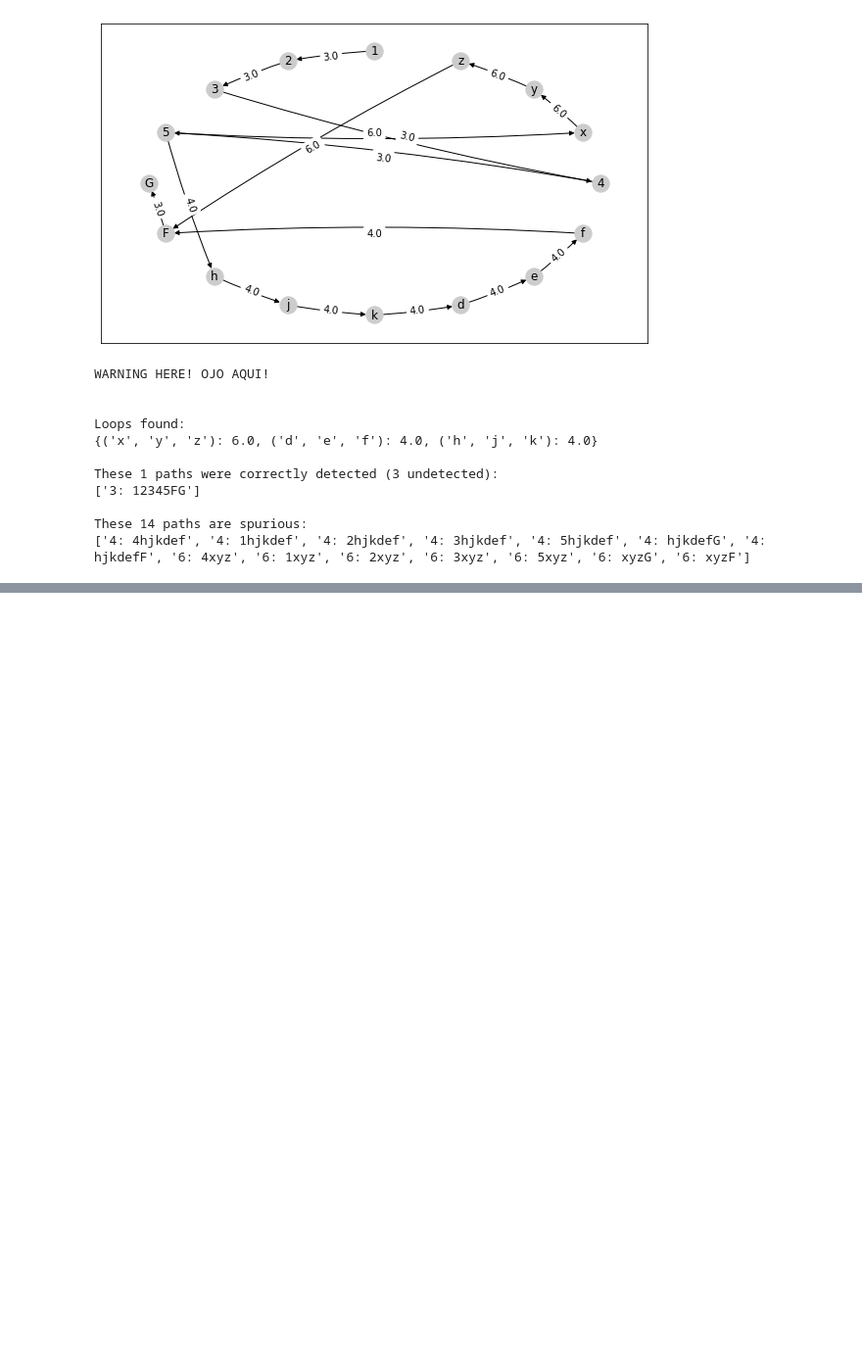
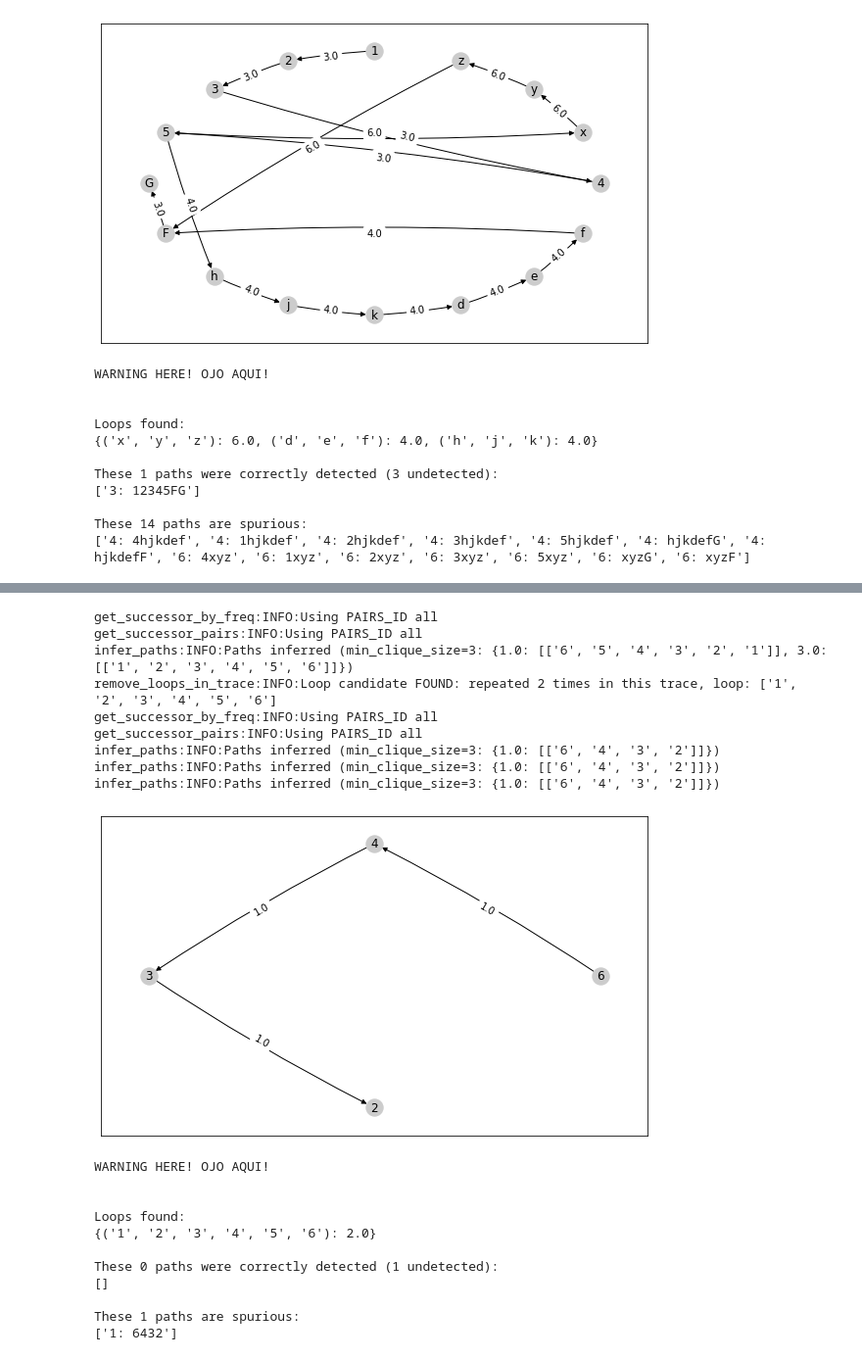
Before and after one commit to jpgil/logdelay, a Jupyter notebook: notebooks/2-structures/2020-01-29-Tests-forMultipleCliques.ipynb, the cells around one changed output, grey strips where cells are left out. Shown at 98% size. Saved outputs shown, nothing was run; the diff lists cells and outputs as text; code cells hidden in the pictures; blank space fills up the shorter version.

```diff
--- a/notebooks/2-structures/2020-01-29-Tests-forMultipleCliques.ipynb
+++ b/notebooks/2-structures/2020-01-29-Tests-forMultipleCliques.ipynb
@@ -681,0 +727,28 @@ These 14 paths are spurious:
+# %%
+T = [
+    list("123456123456"),
+    list("65543211"),
+]
+g, b = evaluate_against(T, ["123456"] )
+# %% [output]
+get_successor_by_freq:INFO:Using PAIRS_ID all
+get_successor_pairs:INFO:Using PAIRS_ID all
+infer_paths:INFO:Paths inferred (min_clique_size=3: {1.0: [['6', '5', '4', '3', '2', '1']], 3.0: [['1', '2', '3', '4', '5', '6']]})
+remove_loops_in_trace:INFO:Loop candidate FOUND: repeated 2 times in this trace, loop: ['1', '2', '3', '4', '5', '6']
+get_successor_by_freq:INFO:Using PAIRS_ID all
+get_successor_pairs:INFO:Using PAIRS_ID all
+infer_paths:INFO:Paths inferred (min_clique_size=3: {1.0: [['6', '4', '3', '2']]})
+infer_paths:INFO:Paths inferred (min_clique_size=3: {1.0: [['6', '4', '3', '2']]})
+infer_paths:INFO:Paths inferred (min_clique_size=3: {1.0: [['6', '4', '3', '2']]})
+[figure, added]
+WARNING HERE! OJO AQUI!
+
+
+Loops found:
+{('1', '2', '3', '4', '5', '6'): 2.0}
+
+These 0 paths were correctly detected (1 undetected):
+[]
+
+These 1 paths are spurious:
+['1: 6432']
```
Also changed, not shown: parts of 4 cells of this notebook, 6 other files.
